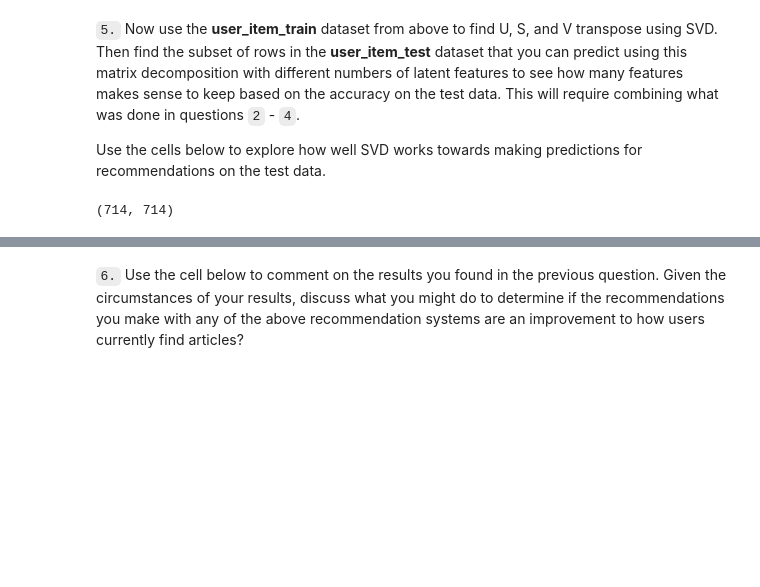
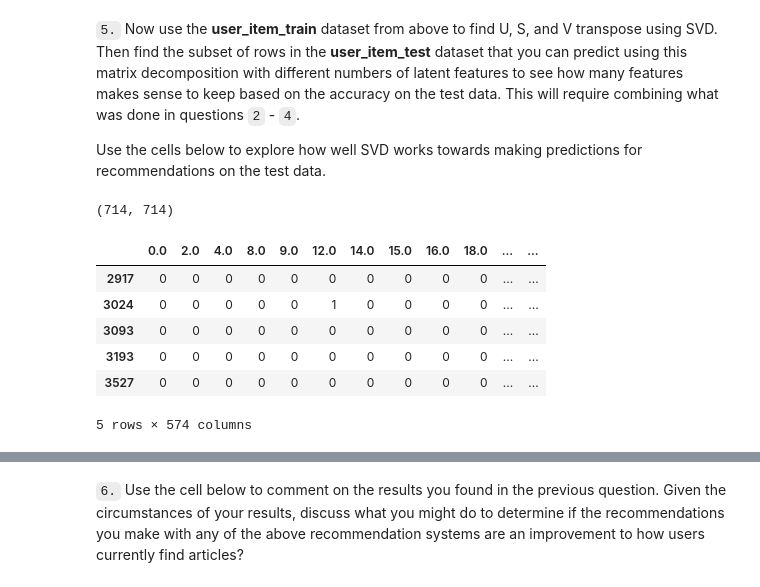
Before and after one commit to GinnCheng/Recommentation-Engines, a Jupyter notebook: Recommendations_with_IBM.ipynb, the cells around one changed output, grey strips where cells are left out. Cells and saved outputs as stored; diff of their text form; code cells hidden in the pictures; blank space fills up the shorter version.

```diff
--- a/Recommendations_with_IBM.ipynb
+++ b/Recommendations_with_IBM.ipynb
@@ -863,4 +896,15 @@ def svd_train_accuracy_analysis(user_item_train):
     return selected_feats, svd_accuracy
+# %%
+comm_user_ids = np.intersect1d(user_item_train.index.tolist(), user_item_test.index.tolist())
+user_item_test[user_item_test.index.isin(comm_user_ids)].head()
+# %% [output]
+|  | 0.0 | 2.0 | 4.0 | 8.0 | 9.0 | 12.0 | 14.0 | 15.0 | 16.0 | 18.0 | ... | ... |
+| 2917 | 0 | 0 | 0 | 0 | 0 | 0 | 0 | 0 | 0 | 0 | ... | ... |
+| 3024 | 0 | 0 | 0 | 0 | 0 | 1 | 0 | 0 | 0 | 0 | ... | ... |
+| 3093 | 0 | 0 | 0 | 0 | 0 | 0 | 0 | 0 | 0 | 0 | ... | ... |
+| 3193 | 0 | 0 | 0 | 0 | 0 | 0 | 0 | 0 | 0 | 0 | ... | ... |
+| 3527 | 0 | 0 | 0 | 0 | 0 | 0 | 0 | 0 | 0 | 0 | ... | ... |
+5 rows × 574 columns
 # %%
 selected_feats, svd_accuracy = svd_train_accuracy_analysis(user_item_train)
 # %% [output]
```
Also changed, not shown: parts of 4 cells of this notebook.
